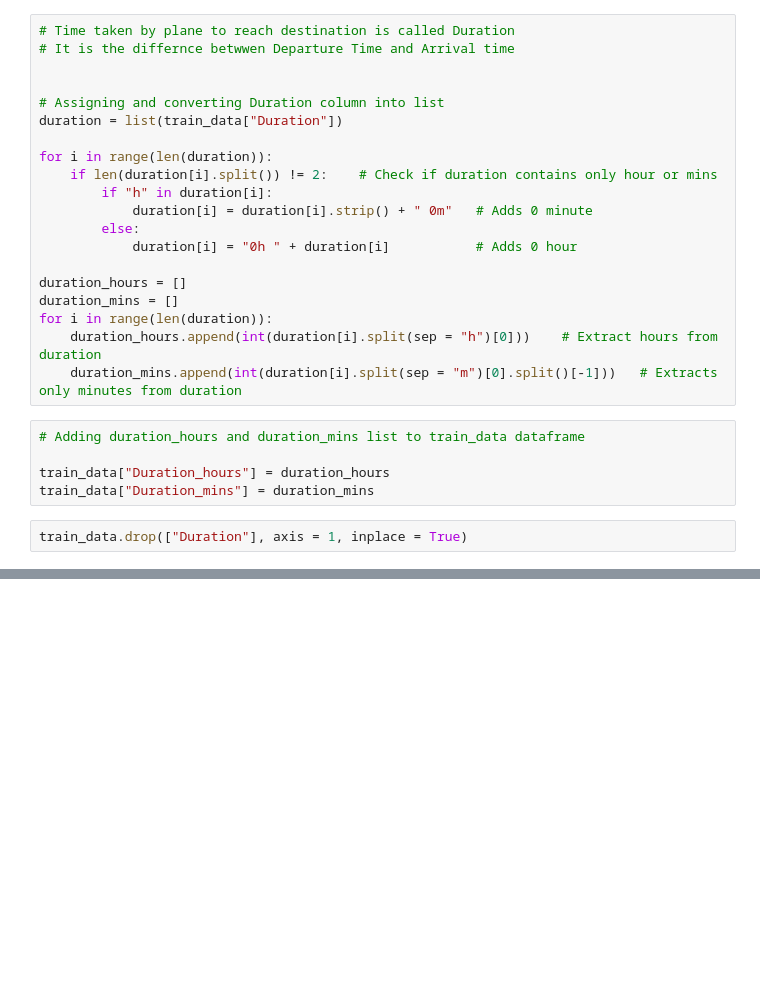
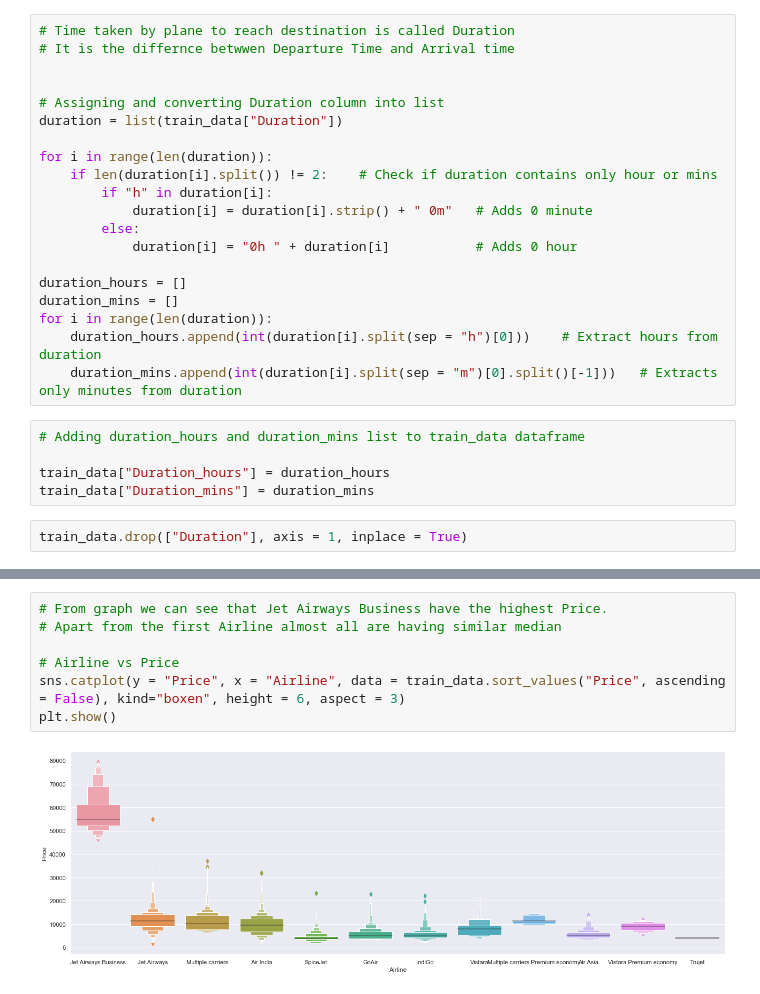
Before and after one commit to shashank9046/Flight-Price-Prediction, a Jupyter notebook: Untitled.ipynb, the cells around one changed output, grey strips where cells are left out. Saved outputs shown, nothing was run; the diff lists cells and outputs as text; blank space fills up the shorter version.

```diff
--- a/Untitled.ipynb
+++ b/Untitled.ipynb
@@ -171,0 +194,9 @@ train_data.head()
+# %%
+# From graph we can see that Jet Airways Business have the highest Price.
+# Apart from the first Airline almost all are having similar median
+
+# Airline vs Price
+sns.catplot(y = "Price", x = "Airline", data = train_data.sort_values("Price", ascending = False), kind="boxen", height = 6, aspect = 3)
+plt.show()
+# %% [output]
+[figure, added]
```
Also changed, not shown: parts of 6 cells of this notebook.
